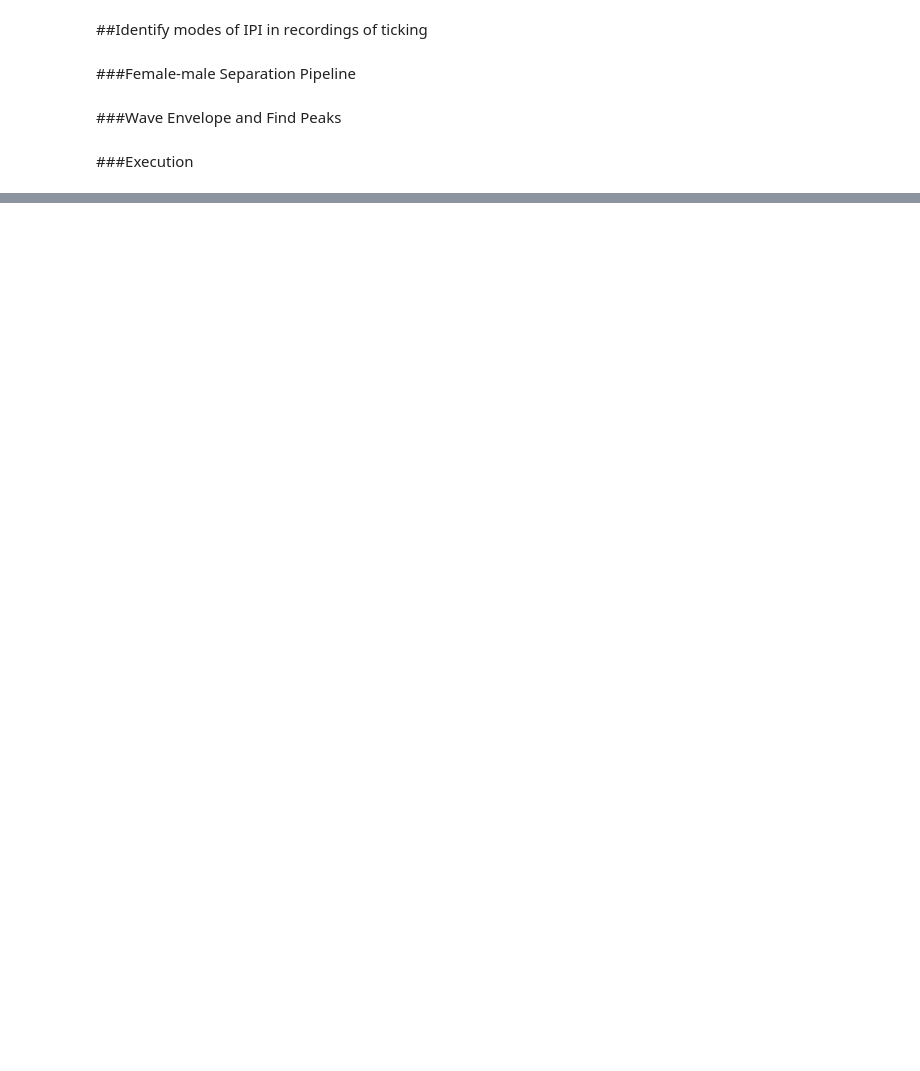
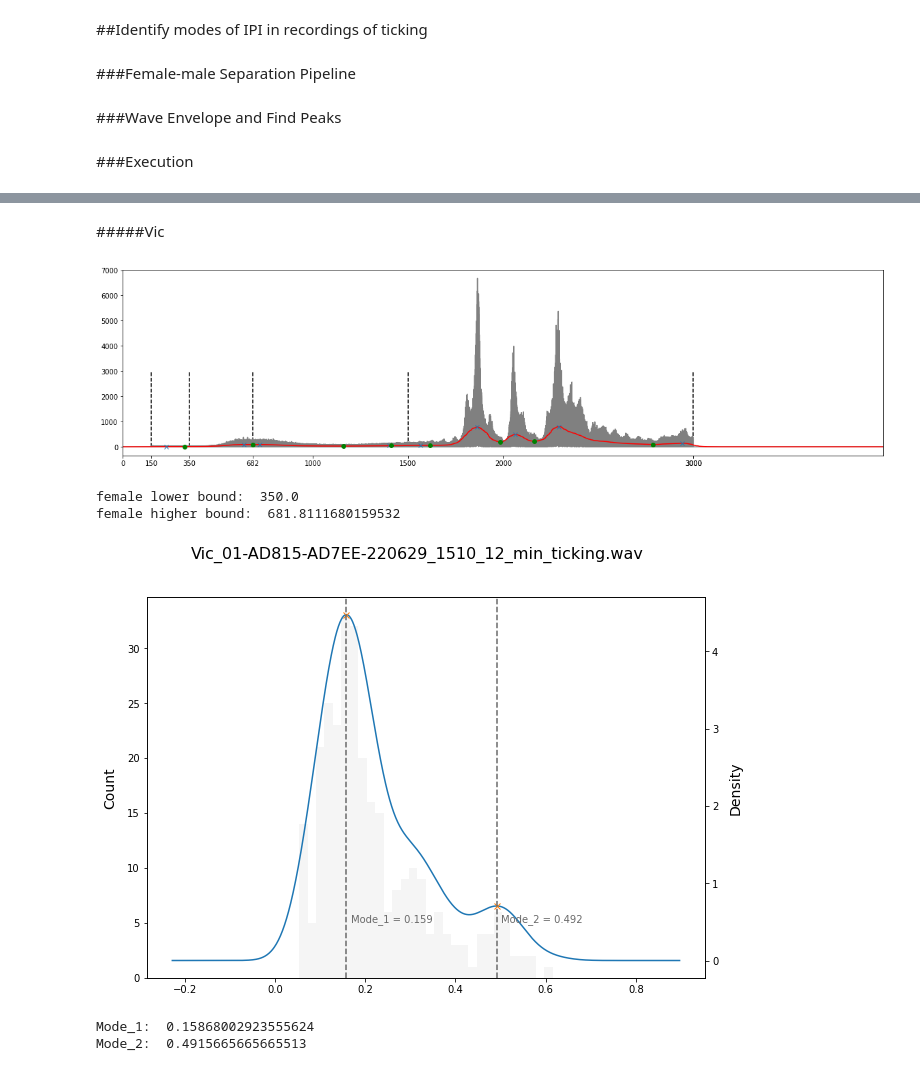
Before and after one commit to james-bole-pan/Xenopus_signal_processing, a Jupyter notebook: Side_Objective_Ticking_IPI.ipynb, the cells around one changed output, grey strips where cells are left out. Drawn from its saved outputs; the diff is of its cells as text; code cells hidden in the pictures; blank space fills up the shorter version.

Commit message:
All species ticking stats

```diff
--- a/Side_Objective_Ticking_IPI.ipynb
+++ b/Side_Objective_Ticking_IPI.ipynb
@@ -351,0 +353,11 @@ Mode_2:  0.36595772643391705
+# %% [markdown]
+#####Vic
+# %%
+female_bimodal_plot('/content/drive/MyDrive/Ticking_8_min/Vic_01-AD815-AD7EE-220629_1510_12_min_ticking.wav')
+# %% [output]
+[figure, added]
+female lower bound:  350.0
+female higher bound:  681.8111680159532
+[figure, added]
+Mode_1:  0.15868002923555624
+Mode_2:  0.4915665665665513
```
Also changed, not shown: parts of 15 cells of this notebook.
